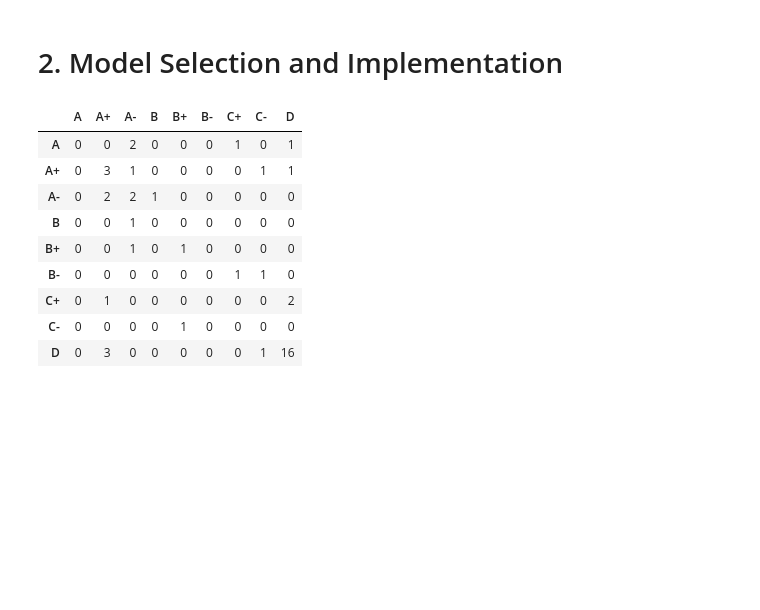
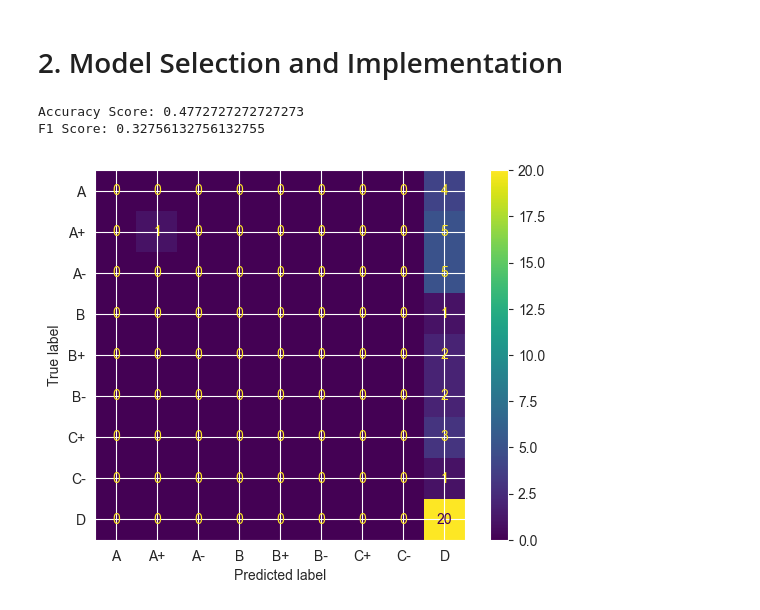
Before and after one commit to aesareen/aesareen.github.io, a Jupyter notebook: assets/jupyter/project_2.ipynb, the cells around one changed output. Cells and saved outputs as stored; diff of their text form; code cells hidden in the pictures; blank space fills up the shorter version.

```diff
--- a/assets/jupyter/project_2.ipynb
+++ b/assets/jupyter/project_2.ipynb
@@ -182,7 +183,7 @@ FigureCanvasAgg is non-interactive, and thus cannot be shown
 # Before we do anything, we want to split our data up into training and testing datasets
 
 # Going to modify our features a bit so we are dropping columns that aren't relevant or won't just blatantly discriminate, along with our target
-X = edu_df.drop(columns = ['Age', 'Sex', 'School Type', 'Student ID', 'Parental Status', 'Has Partner', 'Output Grade', ''])
+X = edu_df.drop(columns = ['Age', 'Sex', 'School Type', 'Student ID', 'Parental Status', 'Has Partner', 'Output Grade', 'Expected GPA at graduation', 'Cumulative GPA last semester'])
 y = edu_df['Output Grade'].to_numpy()
 
 # Opting for a slightly bigger test size here given our smaller dataset along with stratifying given the heavy skew in grades that we saw with the previous visualization
@@ -241,19 +235,16 @@ def confusion_matrix_calc(model, X_test: np.ndarray, y_test: np.ndarray) -> None
 # %%
-svc = SVC(random_state = 11, kernel = 'poly', degree = 12)
+# Naive Support Vector Implementation
+
+svc = SVC(random_state = 11, kernel = 'rbf', degree = 11)
 
 svc.fit(X_train, y_train)
 
-accuracy_calc(svc, X_test, y_test)
-confusion_matrix_calc(svc, X_test, y_test)
+print(f'Accuracy Score: {accuracy_calc(svc, X_test, y_test)}')
+print(f'F1 Score: {f1_score_calc(svc, X_test, y_test)}')
+svc_cm = confusion_matrix_calc(svc, X_test, y_test)
+svc_cm.figure_.savefig('../img/edu_svc_cm.png', dpi=300)
 # %% [output]
-|  | A | A+ | A- | B | B+ | B- | C+ | C- | D |
-| A | 0 | 0 | 2 | 0 | 0 | 0 | 1 | 0 | 1 |
-| A+ | 0 | 3 | 1 | 0 | 0 | 0 | 0 | 1 | 1 |
-| A- | 0 | 2 | 2 | 1 | 0 | 0 | 0 | 0 | 0 |
-| B | 0 | 0 | 1 | 0 | 0 | 0 | 0 | 0 | 0 |
-| B+ | 0 | 0 | 1 | 0 | 1 | 0 | 0 | 0 | 0 |
-| B- | 0 | 0 | 0 | 0 | 0 | 0 | 1 | 1 | 0 |
-| C+ | 0 | 1 | 0 | 0 | 0 | 0 | 0 | 0 | 2 |
-| C- | 0 | 0 | 0 | 0 | 1 | 0 | 0 | 0 | 0 |
-| D | 0 | 3 | 0 | 0 | 0 | 0 | 0 | 1 | 16 |
+Accuracy Score: 0.4772727272727273
+F1 Score: 0.32756132756132755
+[figure, added]
 # %%
```
Also changed, not shown: parts of 13 cells of this notebook, 11 other files.
